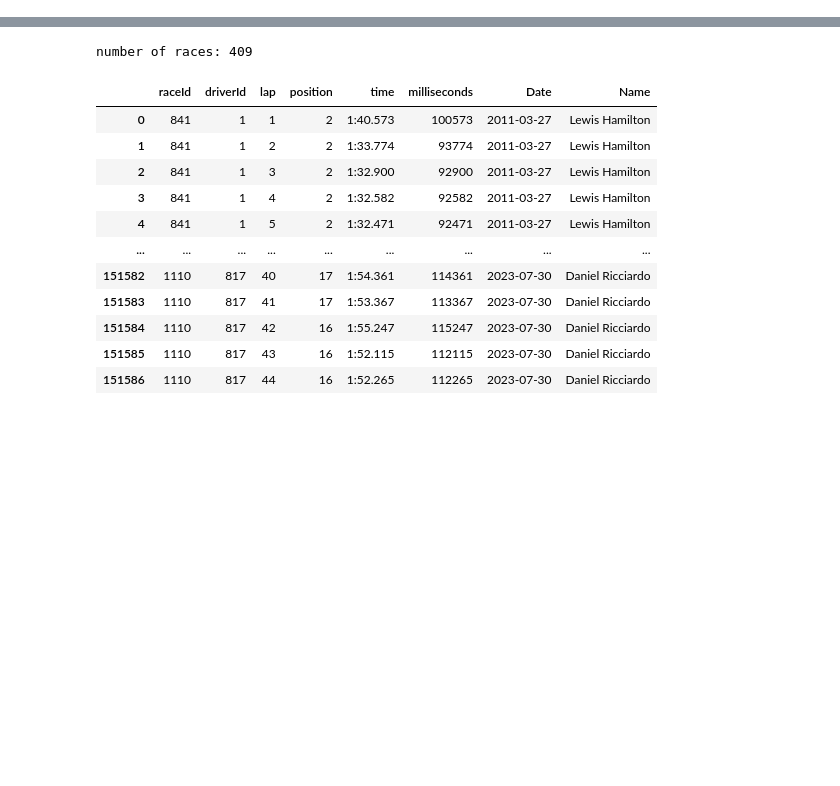
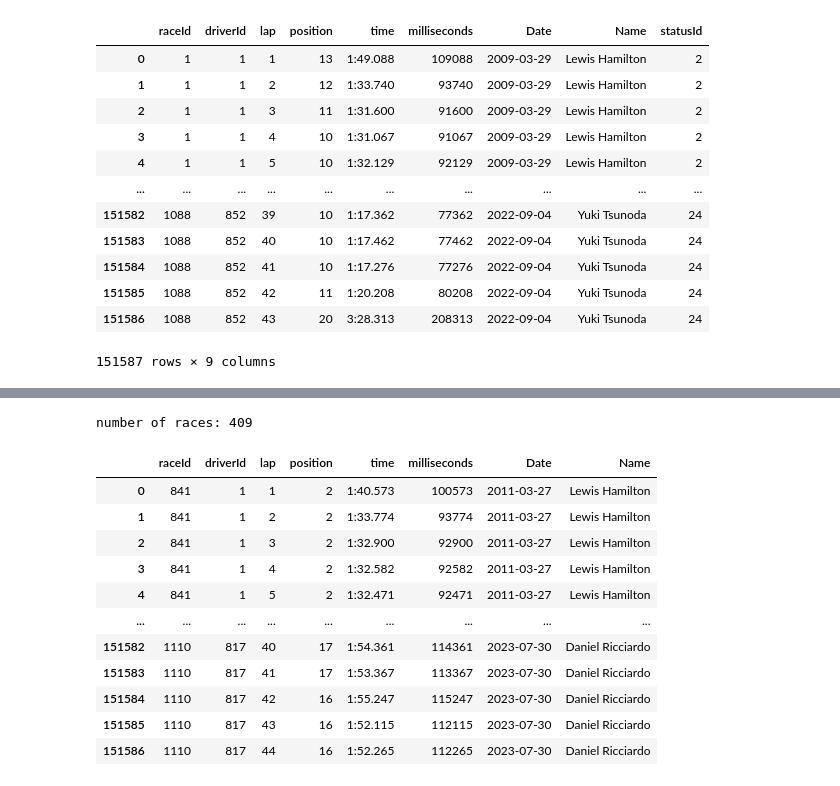
Before and after one commit to ryandouglaskish/MSAI-349-Project, a Jupyter notebook: Exploratory.ipynb, the cells around one changed output, grey strips where cells are left out. Saved outputs shown, nothing was run; the diff lists cells and outputs as text; code cells hidden in the pictures; blank space fills up the shorter version.

```diff
--- a/Exploratory.ipynb
+++ b/Exploratory.ipynb
@@ -68,0 +91,16 @@ assert laptime_di['driverId'].nunique() == len(driver_ids_of_interest), 'confirm
+# %%
+laptime_di
+# %% [output]
+|  | raceId | driverId | lap | position | time | milliseconds | Date | Name | statusId |
+| 0 | 1 | 1 | 1 | 13 | 1:49.088 | 109088 | 2009-03-29 | Lewis Hamilton | 2 |
+| 1 | 1 | 1 | 2 | 12 | 1:33.740 | 93740 | 2009-03-29 | Lewis Hamilton | 2 |
+| 2 | 1 | 1 | 3 | 11 | 1:31.600 | 91600 | 2009-03-29 | Lewis Hamilton | 2 |
+| 3 | 1 | 1 | 4 | 10 | 1:31.067 | 91067 | 2009-03-29 | Lewis Hamilton | 2 |
+| 4 | 1 | 1 | 5 | 10 | 1:32.129 | 92129 | 2009-03-29 | Lewis Hamilton | 2 |
+| ... | ... | ... | ... | ... | ... | ... | ... | ... | ... |
+| 151582 | 1088 | 852 | 39 | 10 | 1:17.362 | 77362 | 2022-09-04 | Yuki Tsunoda | 24 |
+| 151583 | 1088 | 852 | 40 | 10 | 1:17.462 | 77462 | 2022-09-04 | Yuki Tsunoda | 24 |
+| 151584 | 1088 | 852 | 41 | 10 | 1:17.276 | 77276 | 2022-09-04 | Yuki Tsunoda | 24 |
+| 151585 | 1088 | 852 | 42 | 11 | 1:20.208 | 80208 | 2022-09-04 | Yuki Tsunoda | 24 |
+| 151586 | 1088 | 852 | 43 | 20 | 3:28.313 | 208313 | 2022-09-04 | Yuki Tsunoda | 24 |
+151587 rows × 9 columns
```
Also changed, not shown: parts of 5 cells of this notebook.
